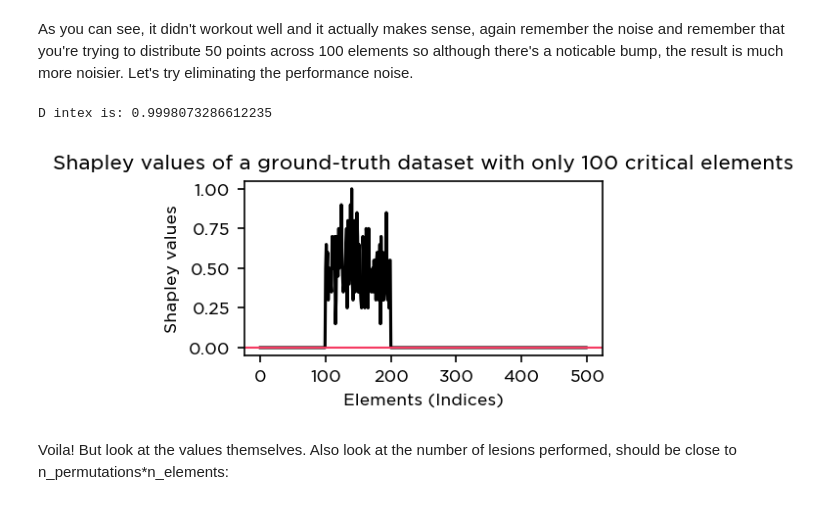
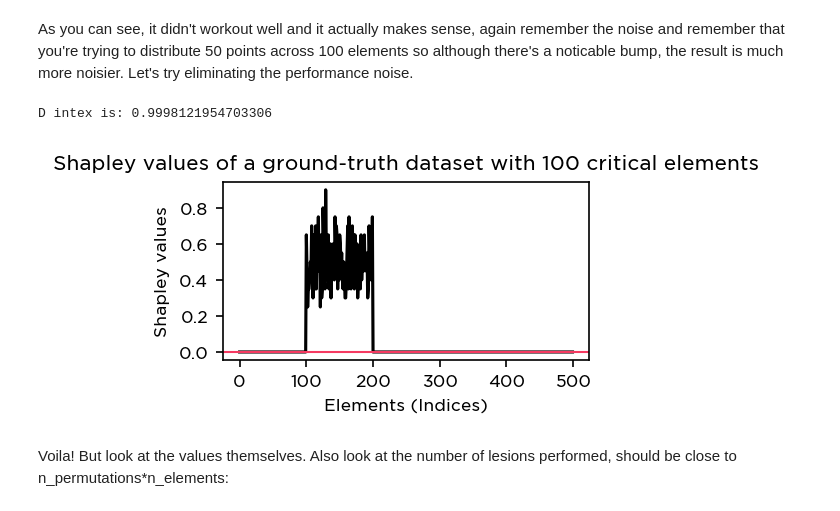
Before and after one commit to kuffmode/msa, a Jupyter notebook: examples/on ground-truth models.ipynb, the cells around one changed output. Saved outputs shown, nothing was run; the diff lists cells and outputs as text; code cells hidden in the pictures.

```diff
--- a/examples/on ground-truth models.ipynb
+++ b/examples/on ground-truth models.ipynb
@@ -262,25 +262,25 @@ As you can see, it didn't workout well and it actually makes sense, again rememb
 # %%
 shapley_table, _, lesion_effects = msa.interface(
                                    elements=ground_truth_elements,
                                    n_permutations=1_000,
                                    objective_function=gt_noisless,
                                    n_parallel_games=1, # somehow all over one core is faster!
                                    objective_function_params={'causes': ground_truth_cause}
                                    )
 
 plt.figure(figsize=(8 * cm, 4 * cm),dpi = 150)
 sns.lineplot(data = shapley_table.mean(),color='k')
 plt.axhline(linewidth=1, color=red)
 plt.xlabel('Elements (Indices)')
 plt.ylabel('Shapley values')
-plt.title('Shapley values of a ground-truth dataset with only 100 critical elements')
+plt.title('Shapley values of a ground-truth dataset with 100 critical elements')
 
 # And the D index
 d = ut.distribution_of_processing(shapley_vector=shapley_table.mean())
 print(f'D intex is: {d}')
 # %% [output]
-D intex is: 0.9998073286612235
+D intex is: 0.9998121954703306
-[figure, old version]
+[figure, new version]
 # %% [markdown]
 Voila! But look at the values themselves. Also look at the number of lesions performed, should be close to n_permutations*n_elements:
 # %%
```
Also changed, not shown: parts of 13 cells of this notebook.
